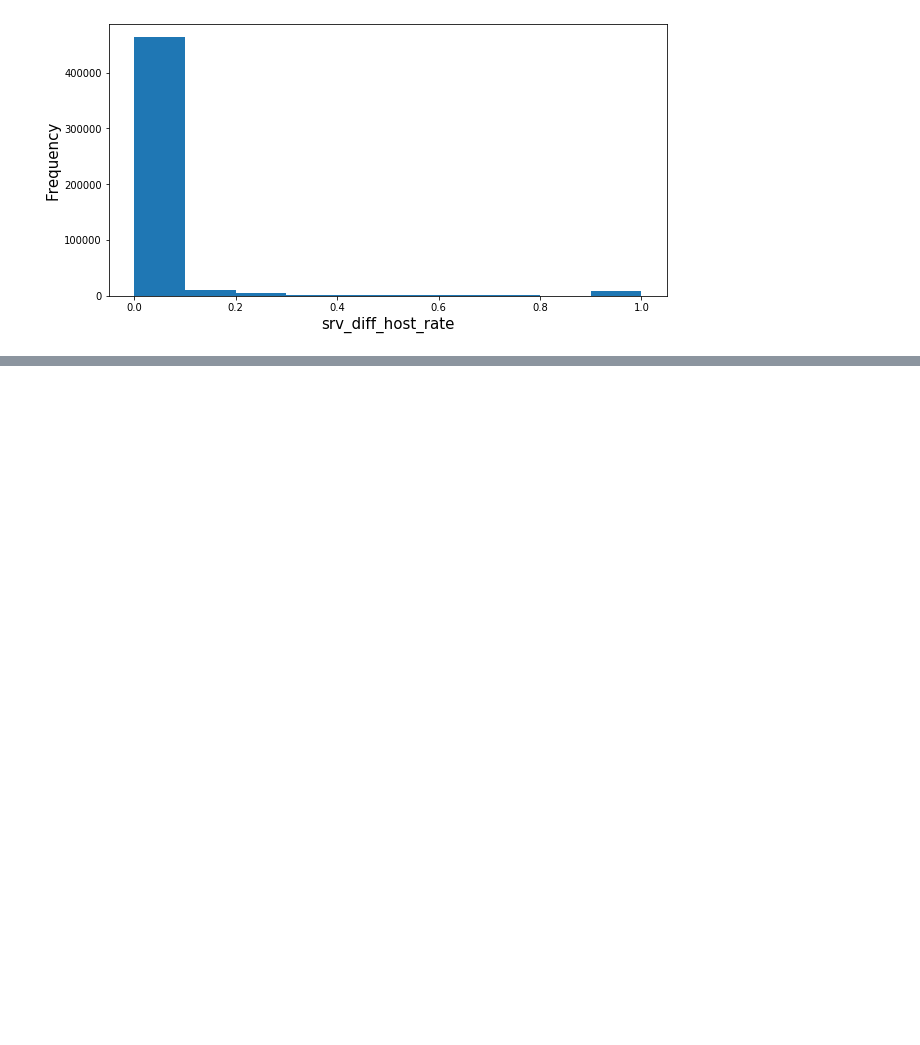
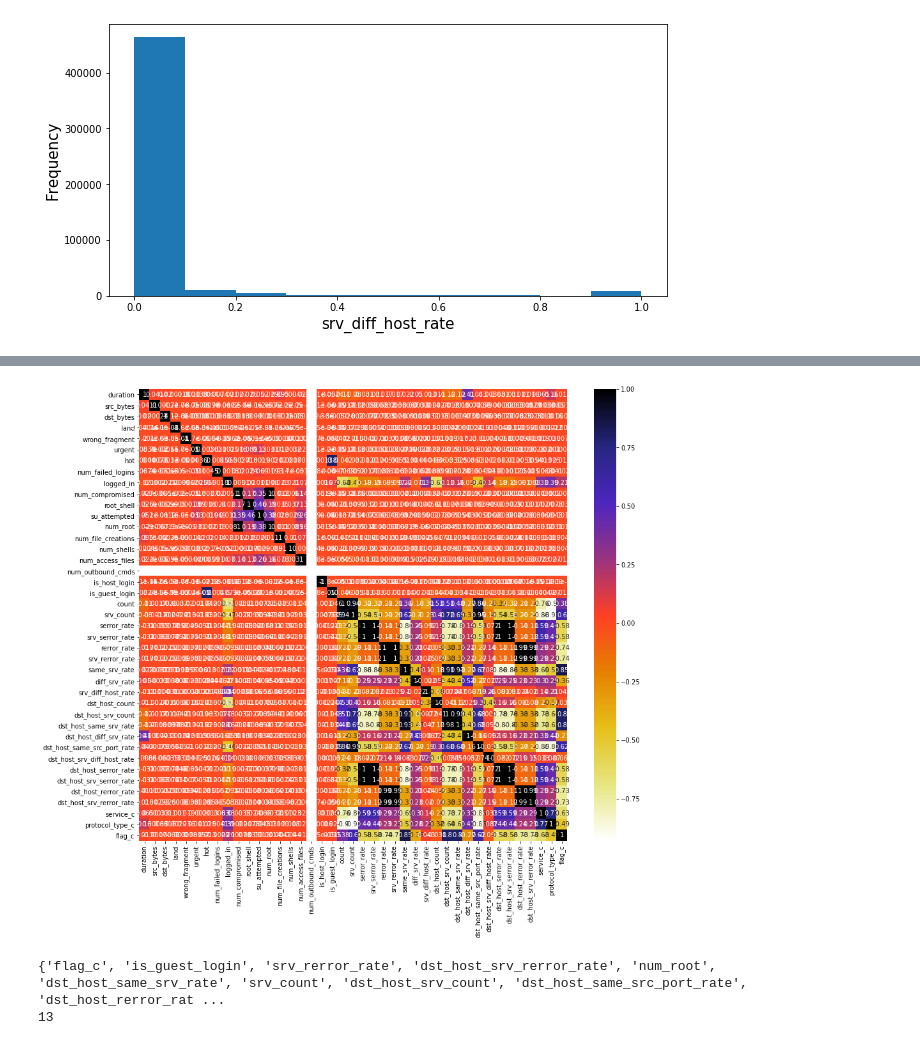
Before and after one commit to TeamEpicProjects/Network-Anomaly-Detection, a Jupyter notebook: EDA of 10% dataset.ipynb, the cells around one changed output, grey strips where cells are left out. Drawn from its saved outputs; the diff is of its cells as text; code cells hidden in the pictures; blank space fills up the shorter version.

```diff
--- a/EDA of 10% dataset.ipynb
+++ b/EDA of 10% dataset.ipynb
@@ -777,0 +839,13 @@ Text(0, 0.5, 'Frequency')
+# %%
+x_df=df.drop(['Target'],axis=1)
+# %%
+from sklearn.preprocessing import OrdinalEncoder
+ord_enc = OrdinalEncoder()
+# %%
+x_df["service_c"] = ord_enc.fit_transform(x_df[["service"]])
+x_df["protocol_type_c"] = ord_enc.fit_transform(x_df[["protocol_type"]])
+x_df["flag_c"] = ord_enc.fit_transform(x_df[["flag"]])
+
+print(x_df['service_c'].unique())
+print(x_df['protocol_type_c'].unique())
+print(x_df['flag_c'].unique())
@@ -777,0 +856,2 @@ Text(0, 0.5, 'Frequency')
+# %%
+d_rel=x_df.drop(['service','protocol_type','flag'],axis=1)
@@ -777,0 +878,7 @@ Text(0, 0.5, 'Frequency')
+# %%
+plt.figure(figsize=(15,13))
+cor=d_rel.corr()
+sns.heatmap(cor,annot=True,cmap=plt.cm.CMRmap_r)
+plt.show()
+# %% [output]
+[figure, added]
@@ -777,0 +892,6 @@ Text(0, 0.5, 'Frequency')
+# %%
+print(cor_col)
+print(len(cor_col))
+# %% [output]
+{'flag_c', 'is_guest_login', 'srv_rerror_rate', 'dst_host_srv_rerror_rate', 'num_root', 'dst_host_same_srv_rate', 'srv_count', 'dst_host_srv_count', 'dst_host_same_src_port_rate', 'dst_host_rerror_rat ...
+13
```
Also changed, not shown: parts of 9 cells of this notebook.
